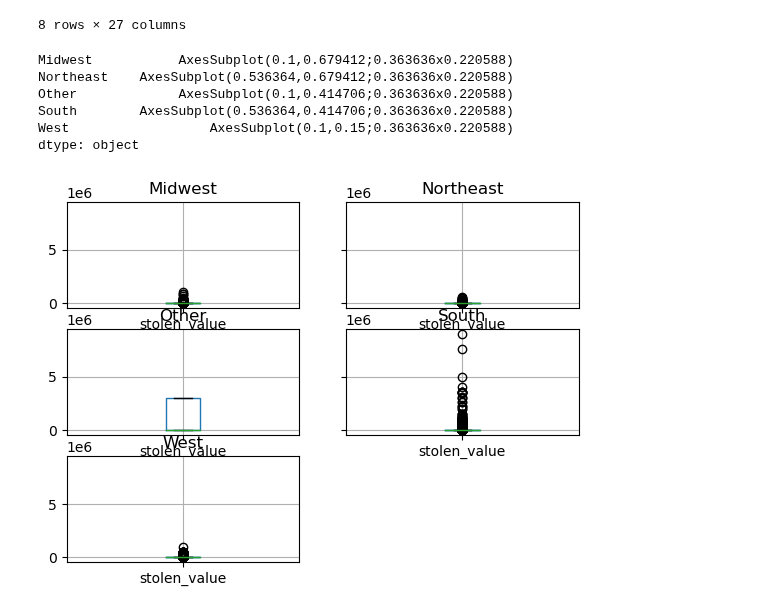
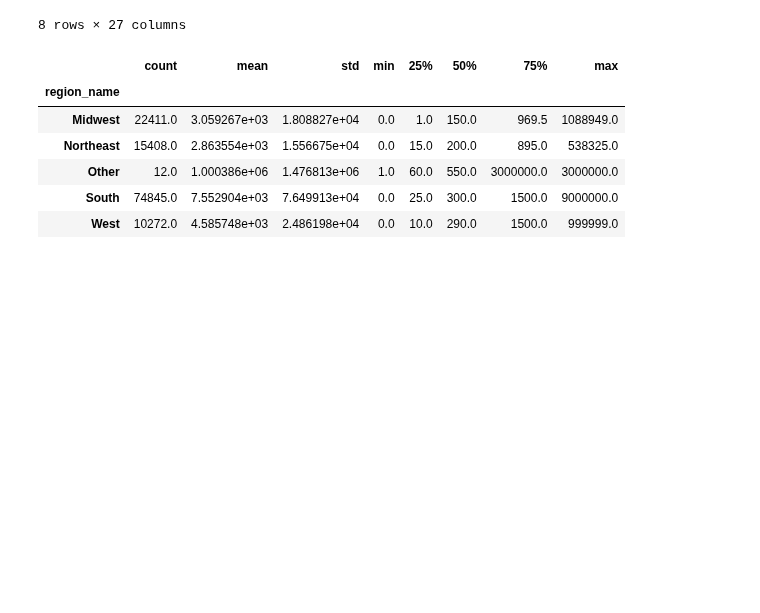
Before and after one commit to Jelsik/DataVisFinalProject-Pentagon, a Jupyter notebook: Cargo_Theft_Data_Examination.ipynb, the cells around one changed output. Cells and saved outputs as stored; diff of their text form; code cells hidden in the pictures; blank space fills up the shorter version.

```diff
--- a/Cargo_Theft_Data_Examination.ipynb
+++ b/Cargo_Theft_Data_Examination.ipynb
@@ -178,12 +249,12 @@ df.loc[df.stolen_value >= 10000000]
 # %%
 # What if these were gone?
 df1 = df.loc[df.stolen_value <=10000000]
-df1.groupby("region_name").boxplot(column = "stolen_value")
+df1.groupby(df.region_name).stolen_value.describe()
 # %% [output]
-Midwest           AxesSubplot(0.1,0.679412;0.363636x0.220588)
-Northeast    AxesSubplot(0.536364,0.679412;0.363636x0.220588)
-Other             AxesSubplot(0.1,0.414706;0.363636x0.220588)
-South        AxesSubplot(0.536364,0.414706;0.363636x0.220588)
-West                  AxesSubplot(0.1,0.15;0.363636x0.220588)
-dtype: object
-[figure, removed]
+|  | count | mean | std | min | 25% | 50% | 75% | max |
+| region_name |  |  |  |  |  |  |  |  |
+| Midwest | 22411.0 | 3.059267e+03 | 1.808827e+04 | 0.0 | 1.0 | 150.0 | 969.5 | 1088949.0 |
+| Northeast | 15408.0 | 2.863554e+03 | 1.556675e+04 | 0.0 | 15.0 | 200.0 | 895.0 | 538325.0 |
+| Other | 12.0 | 1.000386e+06 | 1.476813e+06 | 1.0 | 60.0 | 550.0 | 3000000.0 | 3000000.0 |
+| South | 74845.0 | 7.552904e+03 | 7.649913e+04 | 0.0 | 25.0 | 300.0 | 1500.0 | 9000000.0 |
+| West | 10272.0 | 4.585748e+03 | 2.486198e+04 | 0.0 | 10.0 | 290.0 | 1500.0 | 999999.0 |
```
Also changed, not shown: parts of 9 cells of this notebook.
